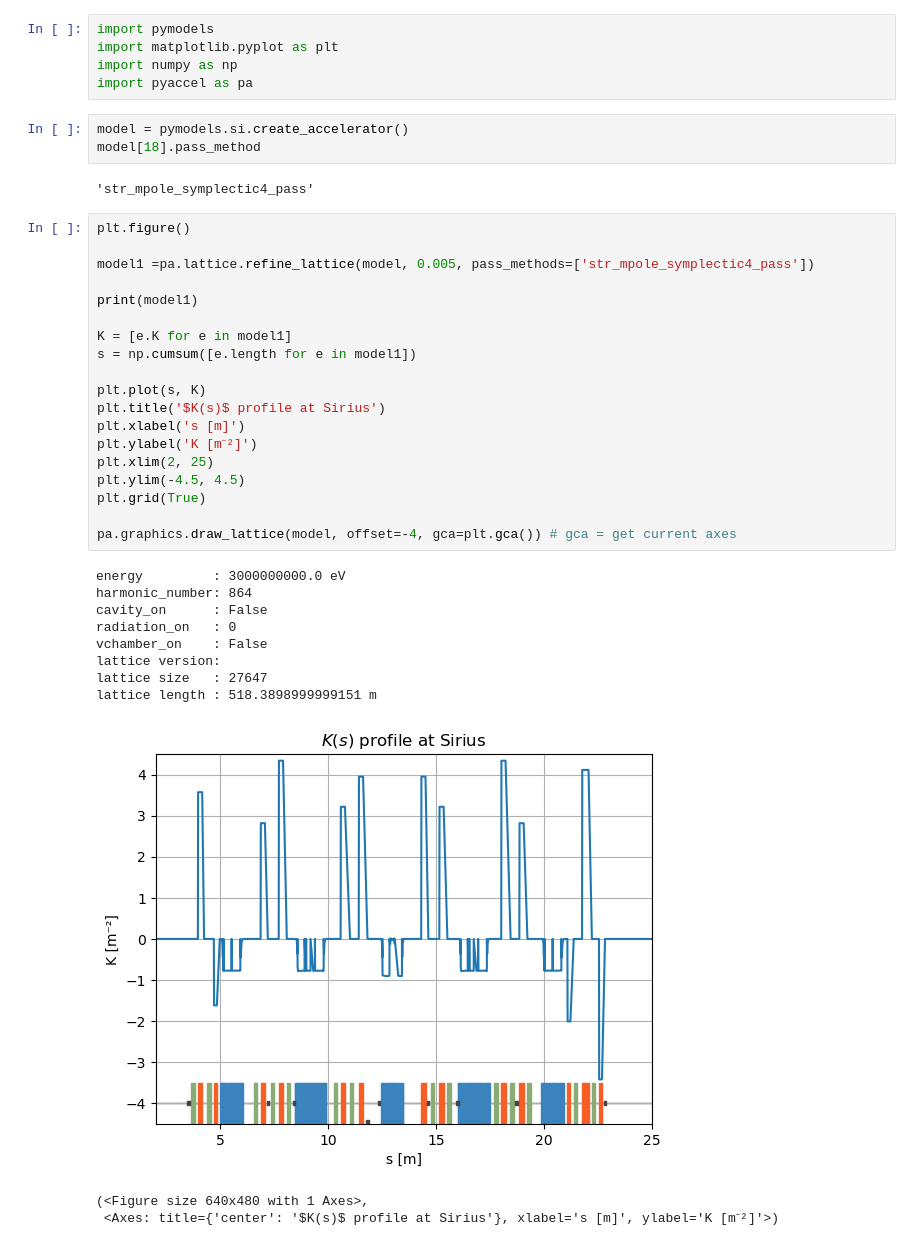
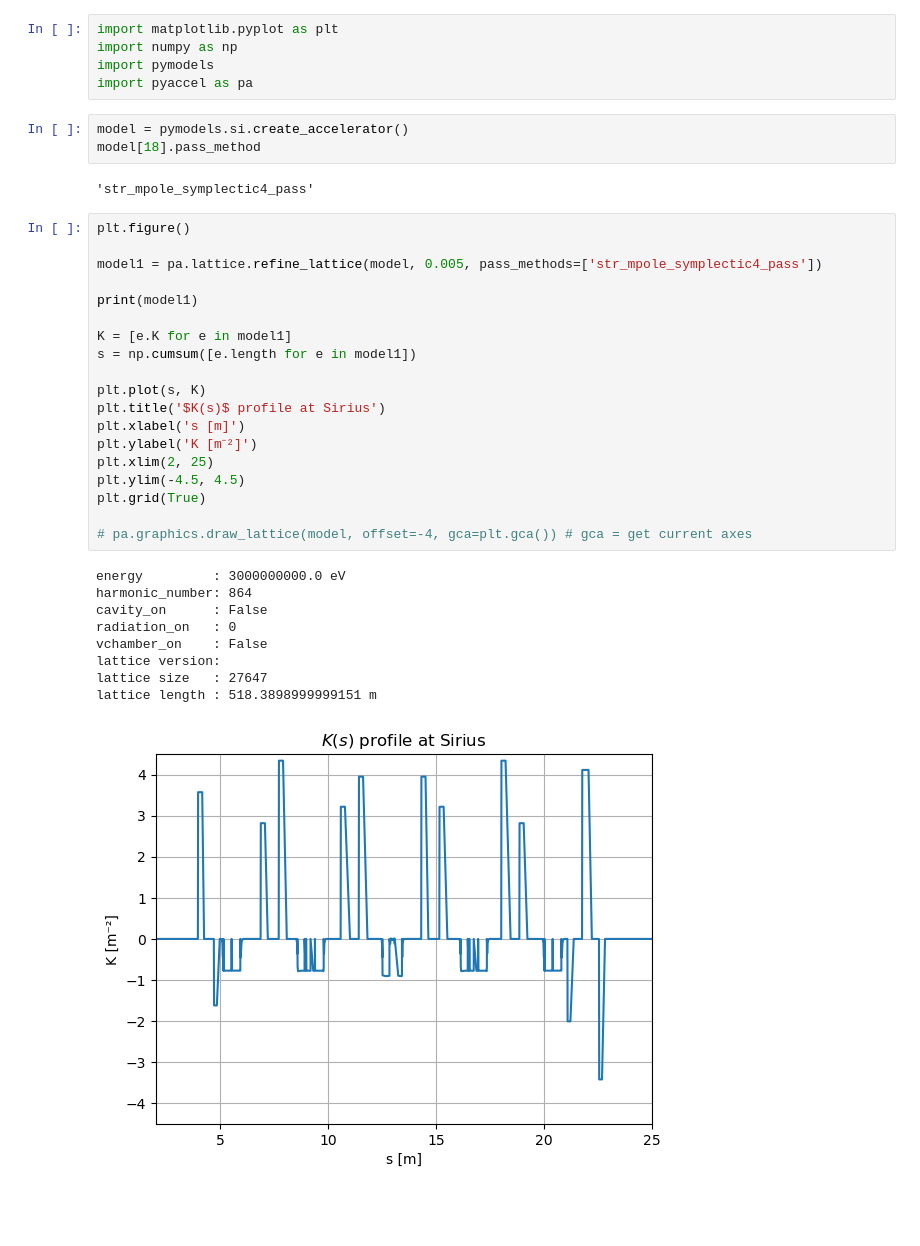
Before and after one commit to HenriqueWS11/fac-henrique, a Jupyter notebook: coding/initial_explorations/sirius_study.ipynb, the cells around one changed output. Saved outputs shown, nothing was run; the diff lists cells and outputs as text; blank space fills up the shorter version.

Commit message:
New notebook to study the Sirius K(s) profile

```diff
--- a/coding/initial_explorations/sirius_study.ipynb
+++ b/coding/initial_explorations/sirius_study.ipynb
@@ -1,7 +1,7 @@
 # %%
-import pymodels
 import matplotlib.pyplot as plt
 import numpy as np
+import pymodels
 import pyaccel as pa
 # %%
 model = pymodels.si.create_accelerator()
@@ -11,32 +11,30 @@ model[18].pass_method
 # %%
 plt.figure()
 
-model1 =pa.lattice.refine_lattice(model, 0.005, pass_methods=['str_mpole_symplectic4_pass'])
+model1 = pa.lattice.refine_lattice(model, 0.005, pass_methods=['str_mpole_symplectic4_pass'])
 
 print(model1)
 
 K = [e.K for e in model1]
 s = np.cumsum([e.length for e in model1])
 
 plt.plot(s, K)
 plt.title('$K(s)$ profile at Sirius')
 plt.xlabel('s [m]')
 plt.ylabel('K [m⁻²]')
 plt.xlim(2, 25)
 plt.ylim(-4.5, 4.5)
 plt.grid(True)
 
-pa.graphics.draw_lattice(model, offset=-4, gca=plt.gca()) # gca = get current axes
+# pa.graphics.draw_lattice(model, offset=-4, gca=plt.gca()) # gca = get current axes
 # %% [output]
 energy         : 3000000000.0 eV
 harmonic_number: 864
 cavity_on      : False
 radiation_on   : 0
 vchamber_on    : False
 lattice version:
 lattice size   : 27647
 lattice length : 518.3898999999151 m
-[figure, old version]
+[figure, new version]
-(<Figure size 640x480 with 1 Axes>,
- <Axes: title={'center': '$K(s)$ profile at Sirius'}, xlabel='s [m]', ylabel='K [m⁻²]'>)
 # %%
```
Also changed, not shown: parts of 1 cell of this notebook.
